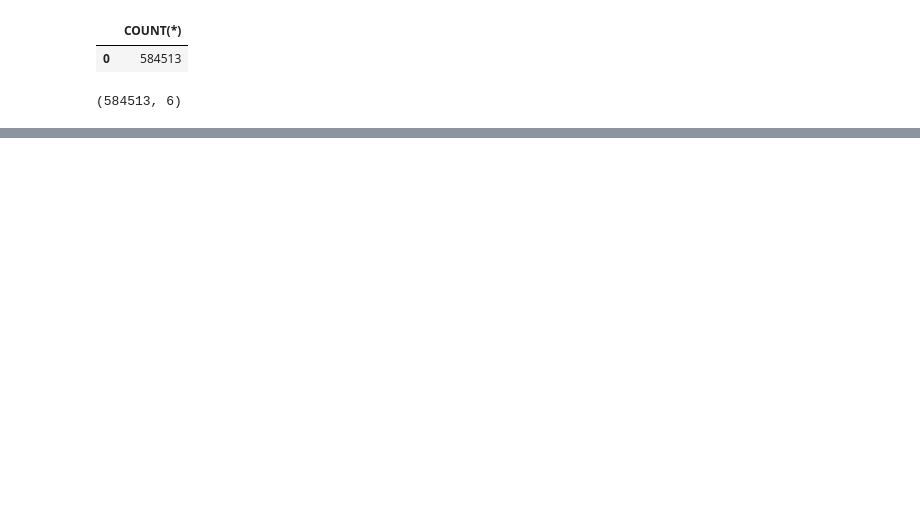
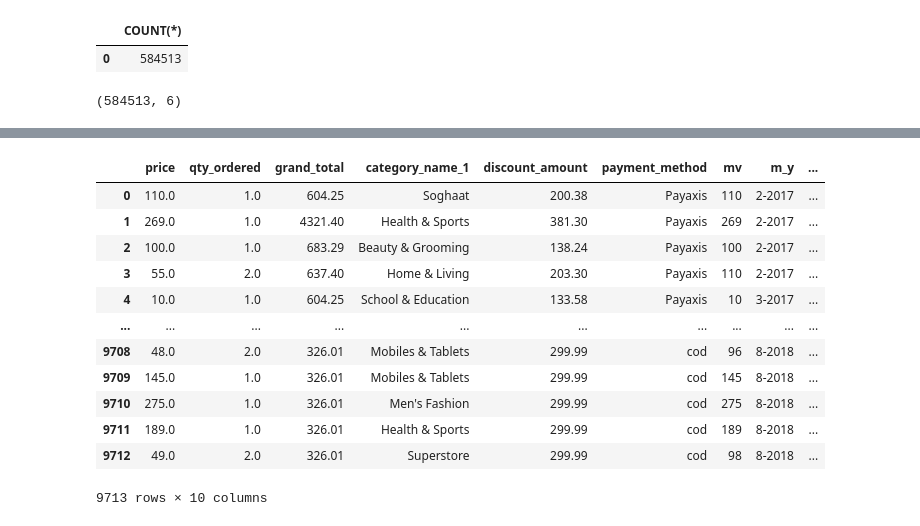
Before and after one commit to Udon-datascience/opendata_analysis, a Jupyter notebook: 3/3_analysis3.ipynb, the cells around one changed output, grey strips where cells are left out. Saved outputs shown, nothing was run; the diff lists cells and outputs as text; code cells hidden in the pictures; blank space fills up the shorter version.

```diff
--- a/3/3_analysis3.ipynb
+++ b/3/3_analysis3.ipynb
@@ -69,0 +390,24 @@ display(df.tail(10).to_string())
+# %%
+query = """
+-- 中身を確認
+SELECT price, qty_ordered, grand_total, category_name_1, discount_amount, payment_method, mv, m_y, customer_id, (price * qty_ordered - discount_amount) AS indeed_payment
+FROM ecommerce_orders
+WHERE (price * qty_ordered - discount_amount) < 0
+;
+"""
+df = pd.read_sql(query, engine)
+display(df)
+# %% [output]
+|  | price | qty_ordered | grand_total | category_name_1 | discount_amount | payment_method | mv | m_y | ... |
+| 0 | 110.0 | 1.0 | 604.25 | Soghaat | 200.38 | Payaxis | 110 | 2-2017 | ... |
+| 1 | 269.0 | 1.0 | 4321.40 | Health & Sports | 381.30 | Payaxis | 269 | 2-2017 | ... |
+| 2 | 100.0 | 1.0 | 683.29 | Beauty & Grooming | 138.24 | Payaxis | 100 | 2-2017 | ... |
+| 3 | 55.0 | 2.0 | 637.40 | Home & Living | 203.30 | Payaxis | 110 | 2-2017 | ... |
+| 4 | 10.0 | 1.0 | 604.25 | School & Education | 133.58 | Payaxis | 10 | 3-2017 | ... |
+| ... | ... | ... | ... | ... | ... | ... | ... | ... | ... |
+| 9708 | 48.0 | 2.0 | 326.01 | Mobiles & Tablets | 299.99 | cod | 96 | 8-2018 | ... |
+| 9709 | 145.0 | 1.0 | 326.01 | Mobiles & Tablets | 299.99 | cod | 145 | 8-2018 | ... |
+| 9710 | 275.0 | 1.0 | 326.01 | Men's Fashion | 299.99 | cod | 275 | 8-2018 | ... |
+| 9711 | 189.0 | 1.0 | 326.01 | Health & Sports | 299.99 | cod | 189 | 8-2018 | ... |
+| 9712 | 49.0 | 2.0 | 326.01 | Superstore | 299.99 | cod | 98 | 8-2018 | ... |
+9713 rows × 10 columns
```
Also changed, not shown: parts of 27 cells of this notebook.
